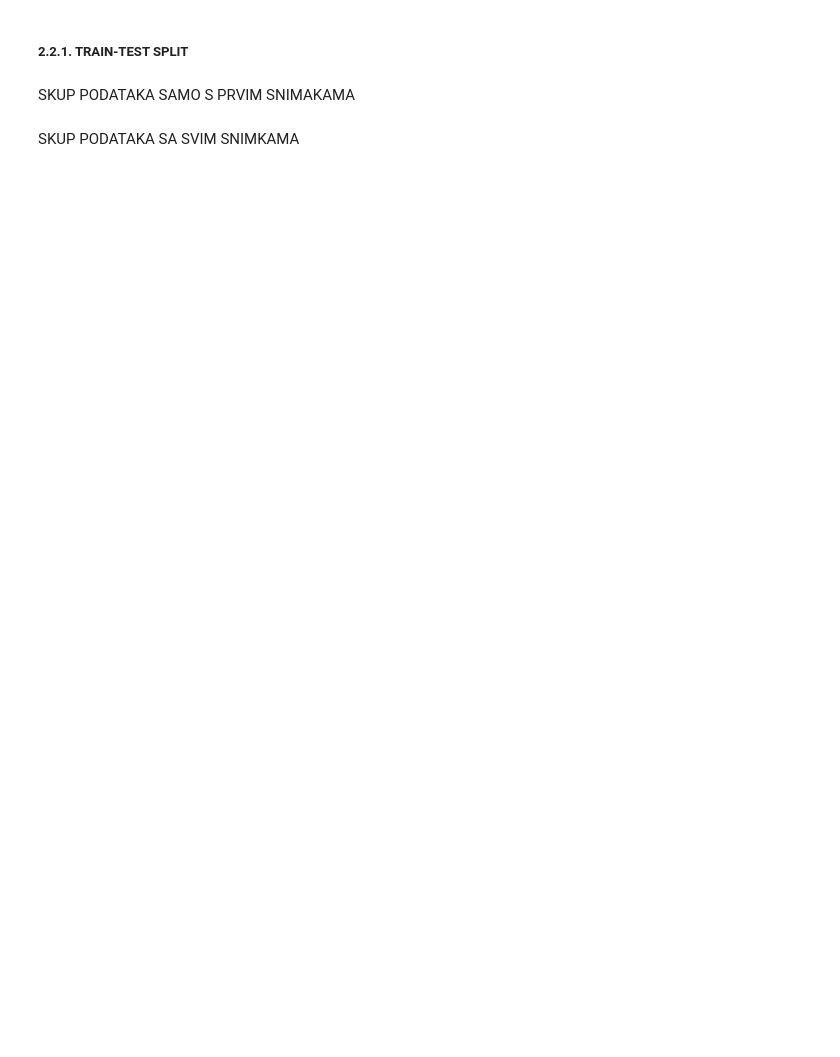
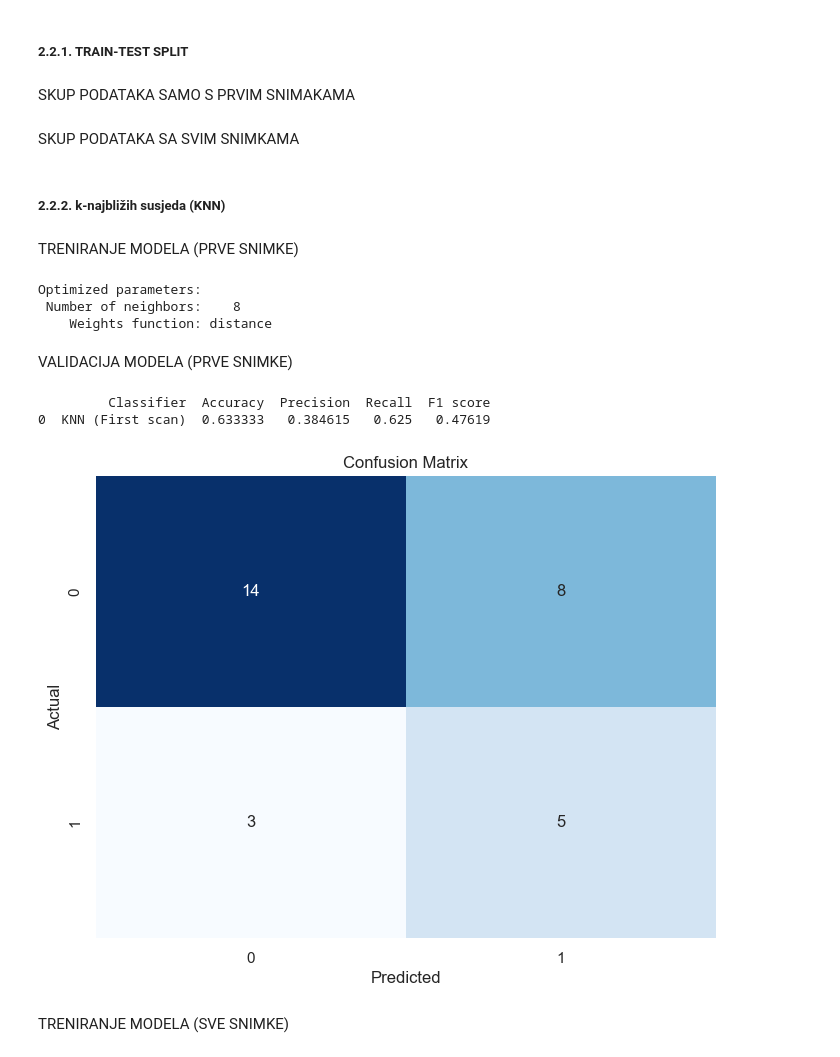
Before and after one commit to bnikolic2/Early-Stage-Alzheimer-s-Disease-Prediction-Using-Machine-Learning-Models, a Jupyter notebook: prosirenje.ipynb, the cells around one changed output. Cells and saved outputs as stored; diff of their text form; code cells hidden in the pictures; blank space fills up the shorter version.

Commit message:
Added GNB and KNN clf for firs scans and all scans

```diff
--- a/prosirenje.ipynb
+++ b/prosirenje.ipynb
@@ -615,3 +619,71 @@ Xas_train = X_train.drop(columns=['Custom Group'])
 yas_train = X_train['Custom Group']
 Xas_test = X_test.drop(columns=['Custom Group'])
 yas_test = X_test['Custom Group']
+
+metric_table = pd.DataFrame(columns=['Classifier', 'Accuracy', 'Precision', 'Recall', 'F1 score'])
+# %% [markdown]
+##### 2.2.2. k-najbližih susjeda (KNN)
+# %% [markdown]
+TRENIRANJE MODELA (PRVE SNIMKE)
+# %%
+from sklearn.neighbors import KNeighborsClassifier
+from sklearn.model_selection import GridSearchCV
+import warnings
+warnings.filterwarnings('ignore')
+
+knn_parameters = {
+    'n_neighbors': range(1, 100),
+    'weights': ['uniform', 'distance']
+}
+
+knn_clf = KNeighborsClassifier()
+
+knn_gs_f1 = GridSearchCV(knn_clf, knn_parameters, cv=k, n_jobs=8, scoring='f1')
+knn_gs_f1.fit(Xfs_train, yfs_train)
+
+# Best parameters
+best_nn = knn_gs_f1.best_params_['n_neighbors']
+best_weights = knn_gs_f1.best_params_['weights']
+
+print("Optimized parameters: ")
+print(f'{"Number of neighbors":>20}: {str(best_nn):>4}')
+print(f'{"Weights function":>20}: {str(best_weights):>4}')
+# %% [output]
+Optimized parameters:
+ Number of neighbors:    8
+    Weights function: distance
+# %% [markdown]
+VALIDACIJA MODELA (PRVE SNIMKE)
+# %%
+# Optimized clf
+knn_optimized_clf = KNeighborsClassifier(n_neighbors=best_nn, weights=best_weights)
+knn_optimized_clf.fit(Xfs_train, yfs_train)
+
+# Prediction on test set
+yfs_pred = knn_optimized_clf.predict(Xfs_test)
+
+accuracy = accuracy_score(yfs_test, yfs_pred)
+precision = precision_score(yfs_test, yfs_pred)
+recall = recall_score(yfs_test, yfs_pred)
+f1 = f1_score(yfs_test, yfs_pred)
+
+# Add to metrics_table
+metric_table.loc[len(metric_table)] = ['KNN (First scan)', accuracy, precision, recall, f1]
+
+# Confusion matrix
+conf_matrix = confusion_matrix(yfs_test, yfs_pred)
+# %%
+print(metric_table)
+
+plt.figure(figsize=(8, 6))
+sns.heatmap(conf_matrix, annot=True, cmap='Blues', fmt='d', cbar=False)
+plt.xlabel('Predicted')
+plt.ylabel('Actual')
+plt.title('Confusion Matrix')
+plt.show()
+# %% [output]
+         Classifier  Accuracy  Precision  Recall  F1 score
+0  KNN (First scan)  0.633333   0.384615   0.625   0.47619
+[figure, added]
+# %% [markdown]
+TRENIRANJE MODELA (SVE SNIMKE)
```
Also changed, not shown: parts of 17 cells of this notebook.
